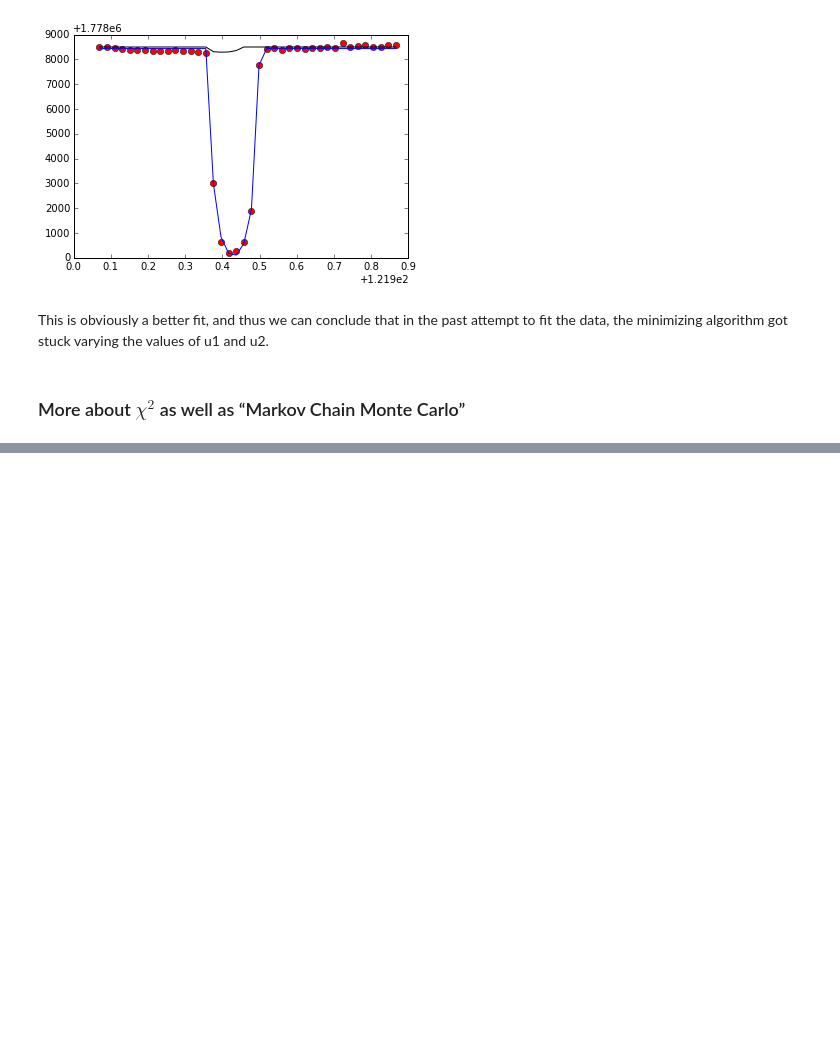
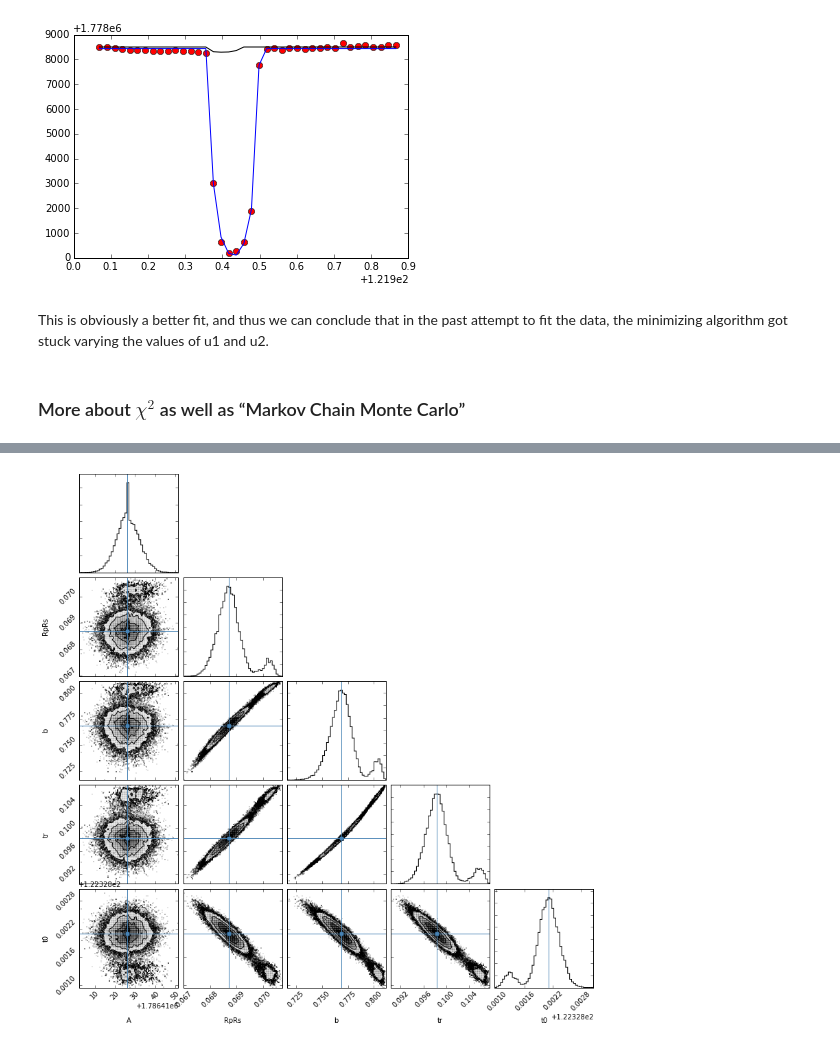
Before and after one commit to joshm73/pythonIntro, a Jupyter notebook: Intro.ipynb, the cells around one changed output, grey strips where cells are left out. Cells and saved outputs as stored; diff of their text form; code cells hidden in the pictures; blank space fills up the shorter version.

```diff
--- a/Intro.ipynb
+++ b/Intro.ipynb
@@ -510,0 +556,4 @@ Now, in order to begin our conversation on this topic, we must install a few pac
+# %%
+fig = triangle.corner(sampler.flatchain, labels=["A", "RpRs", "b", "tr", "t0"], truths=results)
+# %% [output]
+[figure, added]
```
Also changed, not shown: parts of 11 cells of this notebook.
